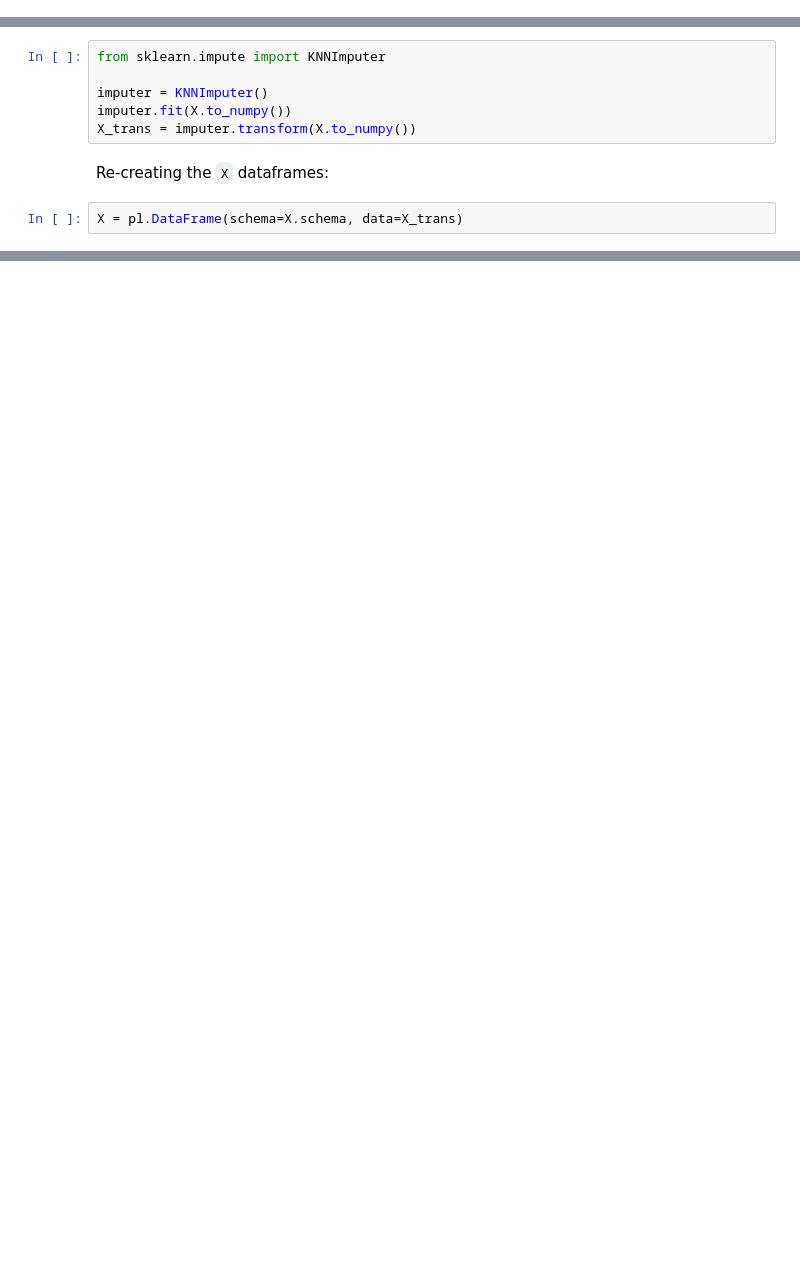
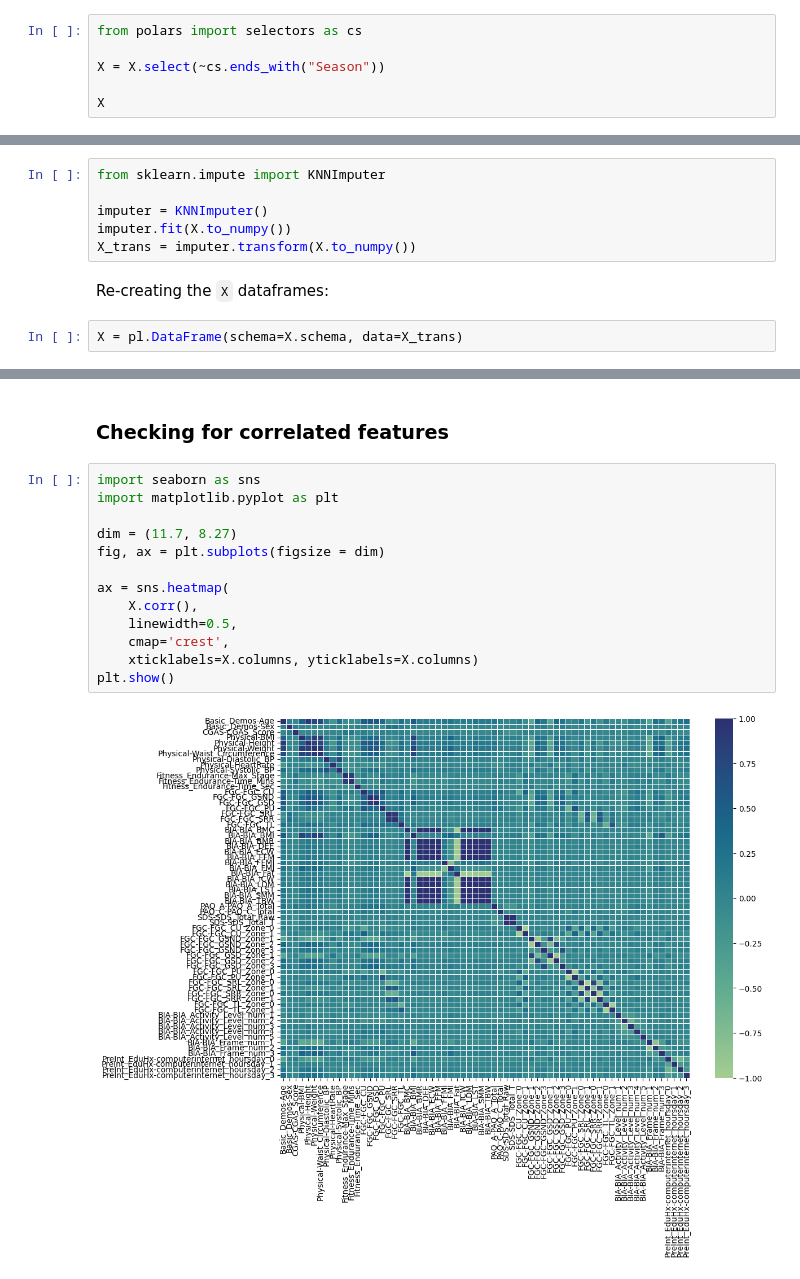
Before and after one commit to fbaltor/problematic-internet-use, a Jupyter notebook: neural-network.ipynb, the cells around one changed output, grey strips where cells are left out. Cells and saved outputs as stored; diff of their text form; blank space fills up the shorter version.

```diff
--- a/neural-network.ipynb
+++ b/neural-network.ipynb
@@ -86,0 +71,6 @@ features_categorical = [
+# %%
+from polars import selectors as cs
+
+X = X.select(~cs.ends_with("Season"))
+
+X
@@ -162,0 +262,17 @@ We have 738720 total cells and 0 missing cells (0.00% of data)
+# %% [markdown]
+### Checking for correlated features
+# %%
+import seaborn as sns
+import matplotlib.pyplot as plt
+
+dim = (11.7, 8.27)
+fig, ax = plt.subplots(figsize = dim)
+
+ax = sns.heatmap(
+    X.corr(),
+    linewidth=0.5,
+    cmap='crest',
+    xticklabels=X.columns, yticklabels=X.columns)
+plt.show()
+# %% [output]
+[figure, added]
```
Also changed, not shown: parts of 40 cells of this notebook, 4 other files.
